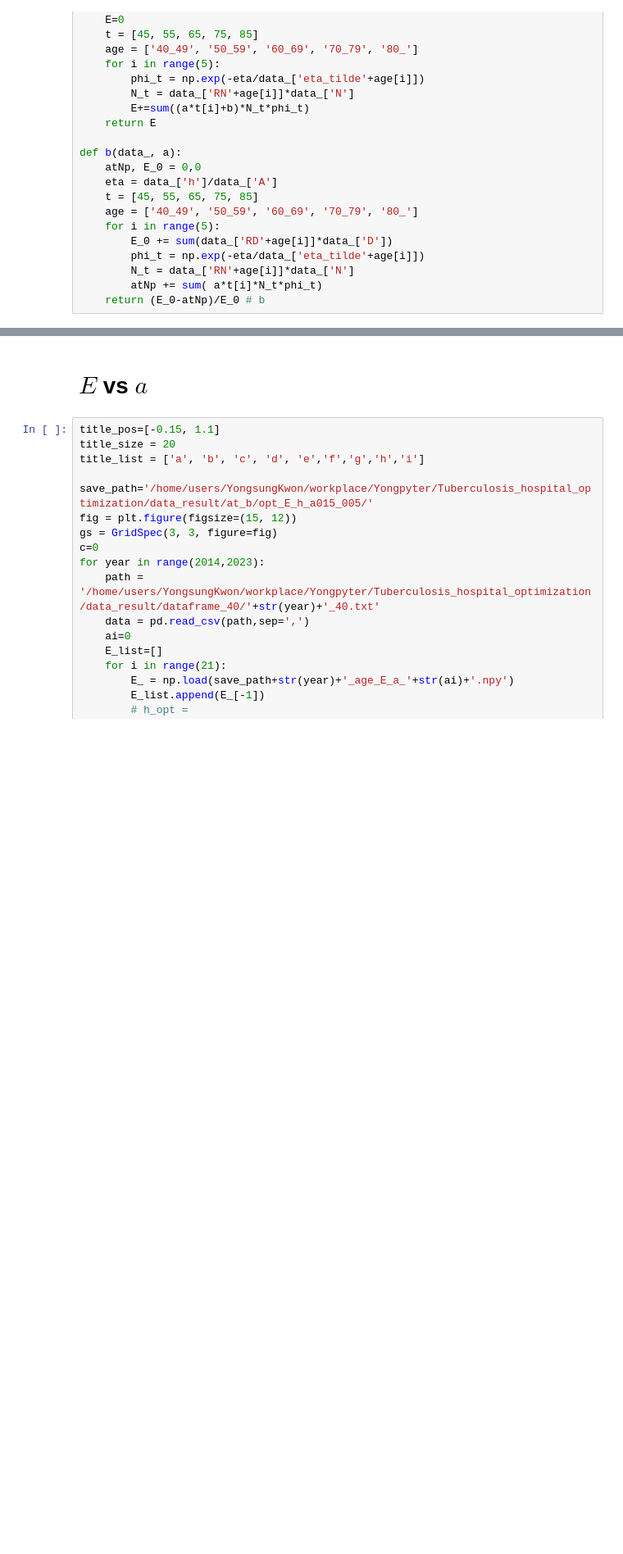
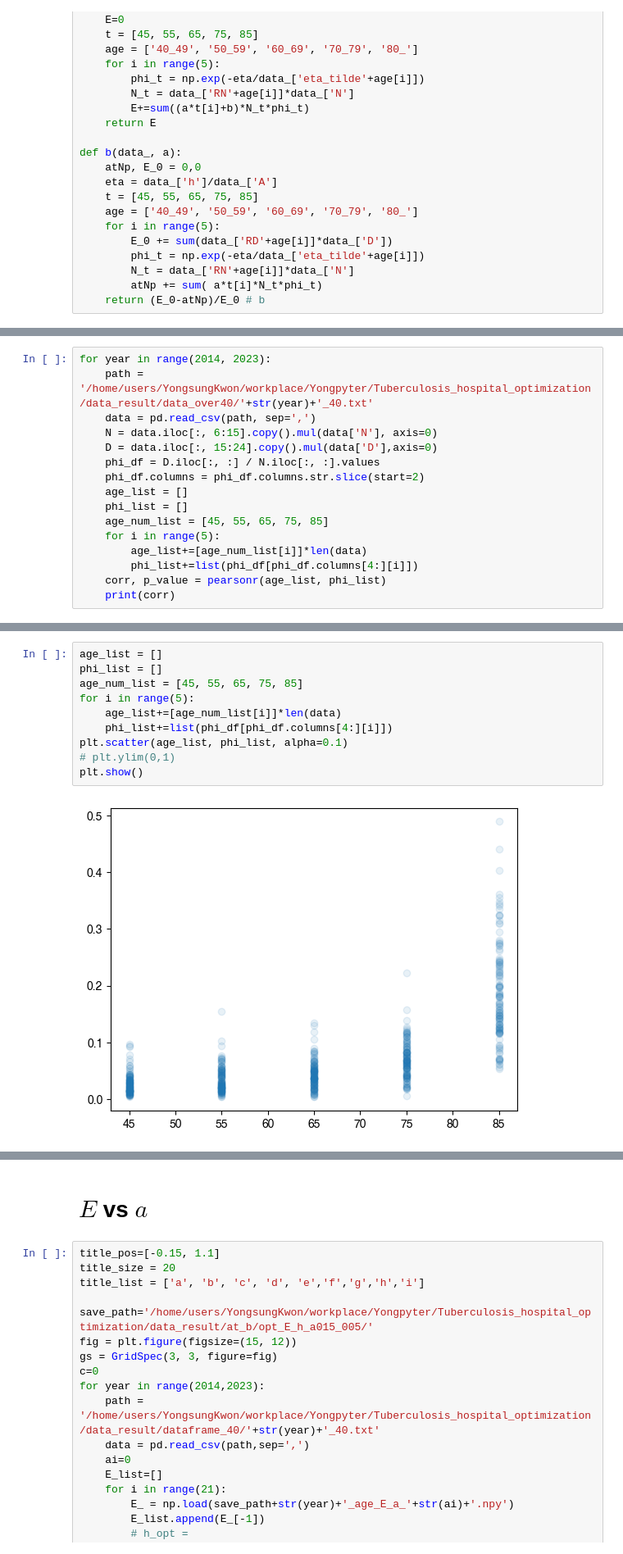
Before and after one commit to kwyosu7/Tuberculosis_hospital_optimization, a Jupyter notebook: article_figure.ipynb, the cells around one changed output, grey strips where cells are left out. Shown at 82% size. Cells and saved outputs as stored; diff of their text form; blank space fills up the shorter version.

```diff
--- a/article_figure.ipynb
+++ b/article_figure.ipynb
@@ -37,0 +41,16 @@ def b(data_, a):
+# %%
+for year in range(2014, 2023):
+    path = '/home/users/YongsungKwon/workplace/Yongpyter/Tuberculosis_hospital_optimization/data_result/data_over40/'+str(year)+'_40.txt'
+    data = pd.read_csv(path, sep=',')
+    N = data.iloc[:, 6:15].copy().mul(data['N'], axis=0)
+    D = data.iloc[:, 15:24].copy().mul(data['D'],axis=0)
+    phi_df = D.iloc[:, :] / N.iloc[:, :].values
+    phi_df.columns = phi_df.columns.str.slice(start=2)
+    age_list = []
+    phi_list = []
+    age_num_list = [45, 55, 65, 75, 85]
+    for i in range(5):
+        age_list+=[age_num_list[i]]*len(data)
+        phi_list+=list(phi_df[phi_df.columns[4:][i]])
+    corr, p_value = pearsonr(age_list, phi_list)
+    print(corr)
@@ -37,0 +67,12 @@ def b(data_, a):
+# %%
+age_list = []
+phi_list = []
+age_num_list = [45, 55, 65, 75, 85]
+for i in range(5):
+    age_list+=[age_num_list[i]]*len(data)
+    phi_list+=list(phi_df[phi_df.columns[4:][i]])
+plt.scatter(age_list, phi_list, alpha=0.1)
+# plt.ylim(0,1)
+plt.show()
+# %% [output]
+[figure, added]
```
Also changed, not shown: parts of 6 cells of this notebook.
